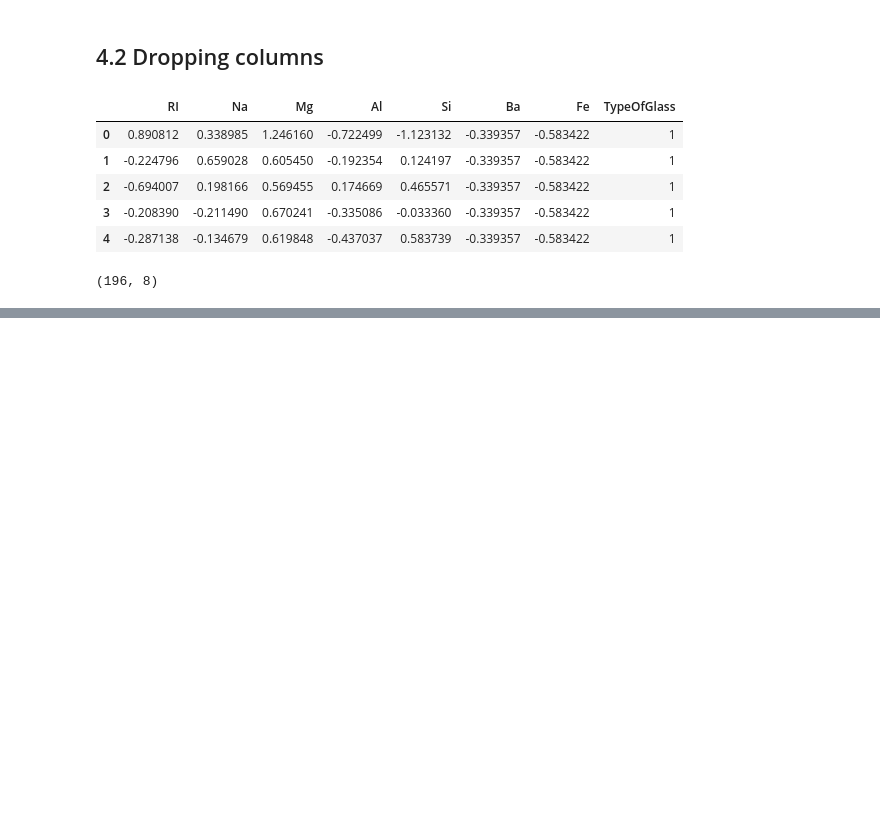
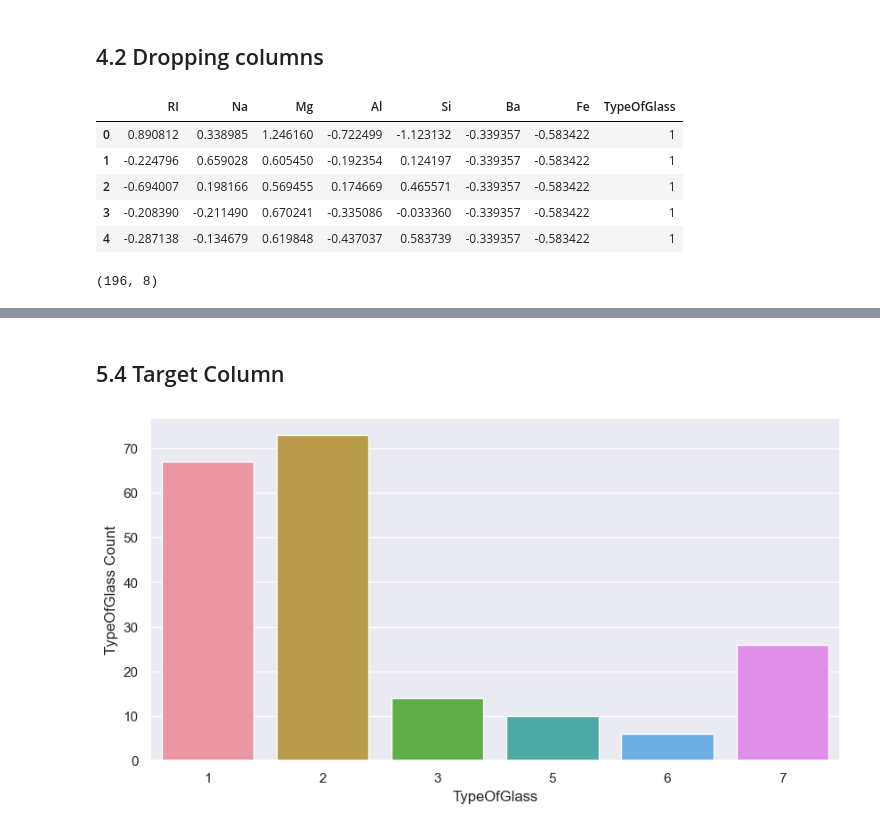
Before and after one commit to Jeyramana/GUVI_Assignments, a Jupyter notebook: Assignment_10/GlassProject.ipynb, the cells around one changed output, grey strips where cells are left out. Cells and saved outputs as stored; diff of their text form; code cells hidden in the pictures; blank space fills up the shorter version.

```diff
--- a/Assignment_10/GlassProject.ipynb
+++ b/Assignment_10/GlassProject.ipynb
@@ -266,0 +331,13 @@ df.shape # Three columns removed
+# %% [markdown]
+## 5.4 Target Column
+# %%
+# Plot the popular area in Chennai (descending order) sales wise
+sns.set(style='darkgrid')
+sns.set_palette('hls', 3)
+plt.figure(figsize=(10, 5))
+sns.barplot(y = df.TypeOfGlass.value_counts(), x = df.TypeOfGlass.value_counts().index)
+plt.ylabel('TypeOfGlass Count')
+plt.xlabel('TypeOfGlass')
+plt.show()
+# %% [output]
+[figure, added]
```
Also changed, not shown: parts of 32 cells of this notebook, 1 other file.
